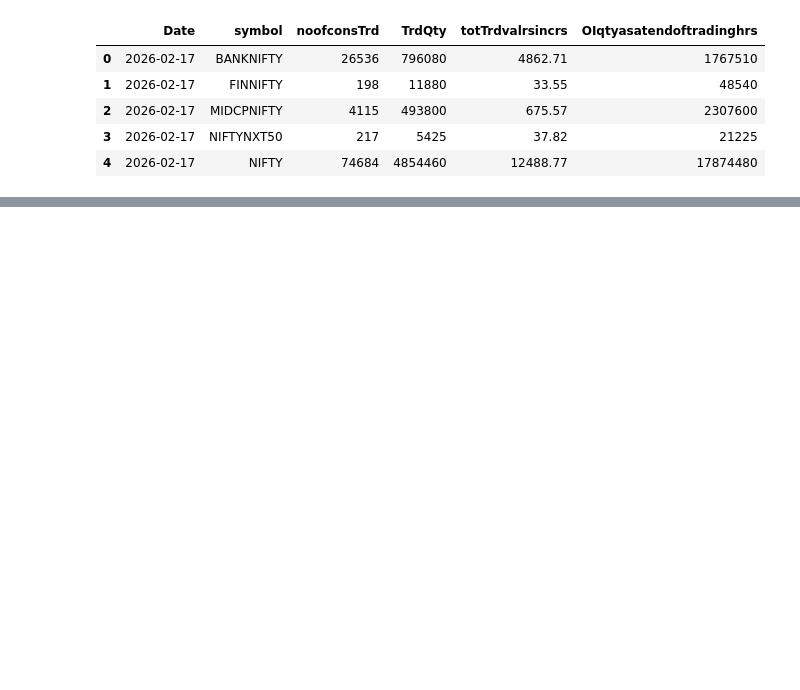
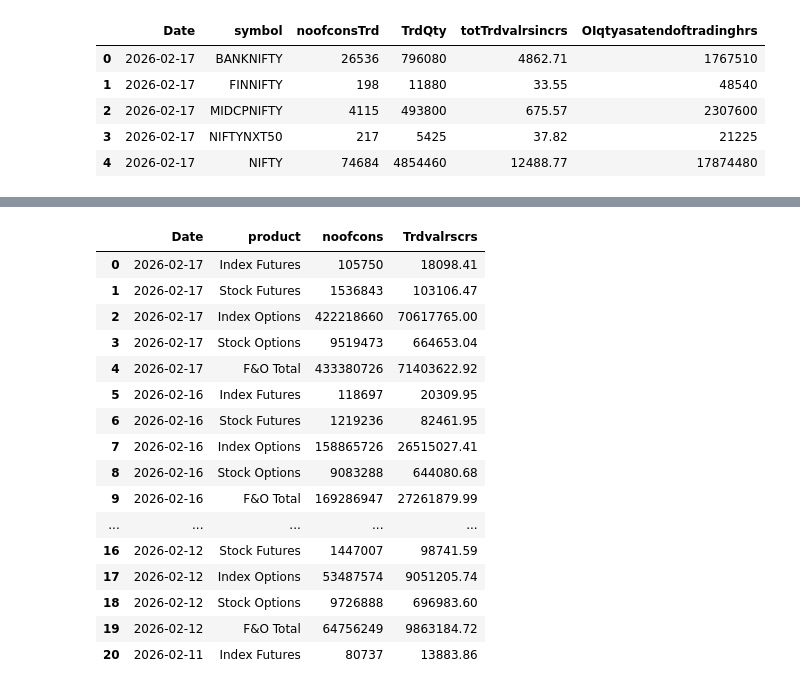
Before and after one commit to shailsun28/stockshortlisting, a Jupyter notebook: Untitled1.ipynb, the cells around one changed output, grey strips where cells are left out. Drawn from its saved outputs; the diff is of its cells as text; code cells hidden in the pictures; blank space fills up the shorter version.

```diff
--- a/Untitled1.ipynb
+++ b/Untitled1.ipynb
@@ -878,0 +665,20 @@ fuidx_val.head(21)
+# %%
+fno.head(21)
+# %% [output]
+|  | Date | product | noofcons | Trdvalrscrs |
+| 0 | 2026-02-17 | Index Futures | 105750 | 18098.41 |
+| 1 | 2026-02-17 | Stock Futures | 1536843 | 103106.47 |
+| 2 | 2026-02-17 | Index Options | 422218660 | 70617765.00 |
+| 3 | 2026-02-17 | Stock Options | 9519473 | 664653.04 |
+| 4 | 2026-02-17 | F&O Total | 433380726 | 71403622.92 |
+| 5 | 2026-02-16 | Index Futures | 118697 | 20309.95 |
+| 6 | 2026-02-16 | Stock Futures | 1219236 | 82461.95 |
+| 7 | 2026-02-16 | Index Options | 158865726 | 26515027.41 |
+| 8 | 2026-02-16 | Stock Options | 9083288 | 644080.68 |
+| 9 | 2026-02-16 | F&O Total | 169286947 | 27261879.99 |
+| ... | ... | ... | ... | ... |
+| 16 | 2026-02-12 | Stock Futures | 1447007 | 98741.59 |
+| 17 | 2026-02-12 | Index Options | 53487574 | 9051205.74 |
+| 18 | 2026-02-12 | Stock Options | 9726888 | 696983.60 |
+| 19 | 2026-02-12 | F&O Total | 64756249 | 9863184.72 |
+| 20 | 2026-02-11 | Index Futures | 80737 | 13883.86 |
```
Also changed, not shown: parts of 2 cells of this notebook.
